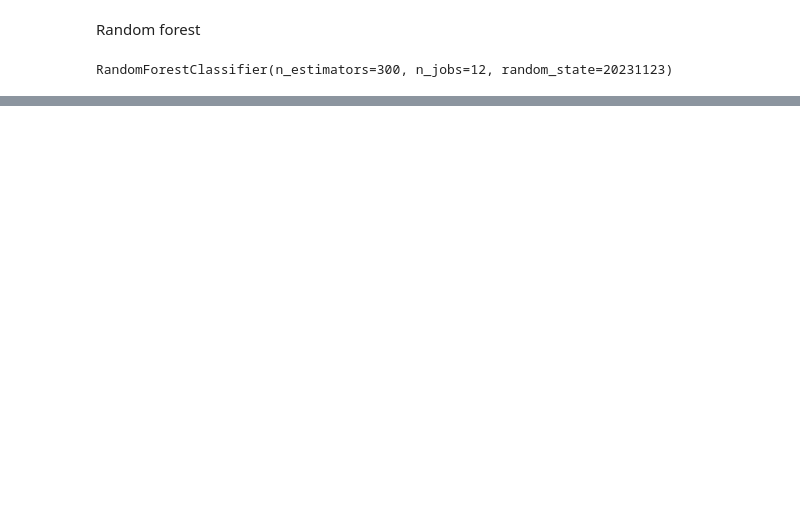
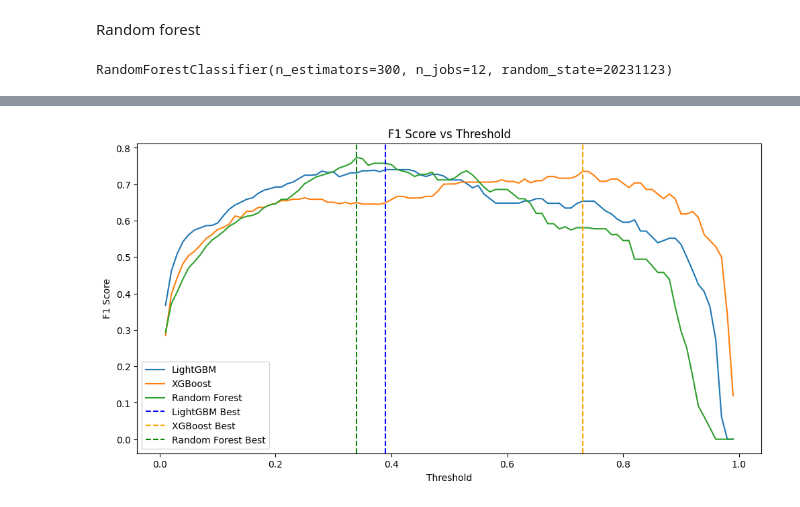
Before and after one commit to jmwu91/ML, a Jupyter notebook: HW/mid/model_building.ipynb, the cells around one changed output, grey strips where cells are left out. Drawn from its saved outputs; the diff is of its cells as text; code cells hidden in the pictures; blank space fills up the shorter version.

```diff
--- a/HW/mid/model_building.ipynb
+++ b/HW/mid/model_building.ipynb
@@ -139,0 +294,4 @@ NameError: name 'X' is not defined
+# %%
+y_probabilities_lgbm = bst.predict(X_test, num_iteration = bst.best_iteration)
+y_probabilities_rf = np.mean([estimator.predict_proba(X_test)[:, 1] for estimator in rf_classifier.estimators_], axis=0)
+y_probabilities_xgb = best_xgb_model.predict_proba(X_test)[:, 1]
@@ -139,0 +300,80 @@ NameError: name 'X' is not defined
+# %%
+def find_best_threshold(y_true, y_prob, thresholds):
+    best_f1 = 0
+    best_threshold = 0
+    for threshold in thresholds:
+        y_pred = (y_prob >= threshold).astype(int)
+        f1 = f1_score(y_true, y_pred)
+        if f1 > best_f1:
+            best_f1 = f1
+            best_threshold = threshold
+    return best_threshold, best_f1
+
+# 使用更精細的閾值範圍
+thresholds = np.arange(0.01, 1, 0.01)
+
+# 找到每個模型的最佳閾值
+best_threshold_lgbm, best_f1_lgbm = find_best_threshold(y_test.label, y_probabilities_lgbm, thresholds)
+best_threshold_xgb, best_f1_xgb = find_best_threshold(y_test.label, y_probabilities_xgb, thresholds)
+best_threshold_rf, best_f1_rf = find_best_threshold(y_test.label, y_probabilities_rf, thresholds)
+
+print(f"LightGBM - Best Threshold: {best_threshold_lgbm:.2f}, Best F1: {best_f1_lgbm:.4f}")
+print(f"XGBoost - Best Threshold: {best_threshold_xgb:.2f}, Best F1: {best_f1_xgb:.4f}")
+print(f"Random Forest - Best Threshold: {best_threshold_rf:.2f}, Best F1: {best_f1_rf:.4f}")
+
+# 計算並繪製各個閾值下的F1分數
+f1_scores_lgbm = [f1_score(y_test.label, (y_probabilities_lgbm >= t).astype(int)) for t in thresholds]
+f1_scores_xgb = [f1_score(y_test.label, (y_probabilities_xgb >= t).astype(int)) for t in thresholds]
+f1_scores_rf = [f1_score(y_test.label, (y_probabilities_rf >= t).astype(int)) for t in thresholds]
+
+plt.figure(figsize=(12, 6))
+plt.plot(thresholds, f1_scores_lgbm, label='LightGBM')
+plt.plot(thresholds, f1_scores_xgb, label='XGBoost')
+plt.plot(thresholds, f1_scores_rf, label='Random Forest')
+plt.axvline(x=best_threshold_lgbm, color='blue', linestyle='--', label='LightGBM Best')
+plt.axvline(x=best_threshold_xgb, color='orange', linestyle='--', label='XGBoost Best')
+plt.axvline(x=best_threshold_rf, color='green', linestyle='--', label='Random Forest Best')
+plt.title('F1 Score vs Threshold')
+plt.xlabel('Threshold')
+plt.ylabel('F1 Score')
+plt.legend()
+plt.show()
+
+# 計算並打印最佳閾值下的精確率和召回率
+precision_lgbm = precision_score(y_test.label, (y_probabilities_lgbm >= best_threshold_lgbm).astype(int))
+recall_lgbm = recall_score(y_test.label, (y_probabilities_lgbm >= best_threshold_lgbm).astype(int))
+
+precision_xgb = precision_score(y_test.label, (y_probabilities_xgb >= best_threshold_xgb).astype(int))
+recall_xgb = recall_score(y_test.label, (y_probabilities_xgb >= best_threshold_xgb).astype(int))
+
+precision_rf = precision_score(y_test.label, (y_probabilities_rf >= best_threshold_rf).astype(int))
+recall_rf = recall_score(y_test.label, (y_probabilities_rf >= best_threshold_rf).astype(int))
+
+print(f"LightGBM - Precision: {precision_lgbm:.4f}, Recall: {recall_lgbm:.4f}")
+print(f"XGBoost - Precision: {precision_xgb:.4f}, Recall: {recall_xgb:.4f}")
+print(f"Random Forest - Precision: {precision_rf:.4f}, Recall: {recall_rf:.4f}")
+
+# 找到一個共同的閾值
+common_thresholds = np.arange(0.3, 0.7, 0.01)  # 可以根據需要調整範圍
+f1_scores_common = []
+
+for threshold in common_thresholds:
+    f1_lgbm = f1_score(y_test.label, (y_probabilities_lgbm >= threshold).astype(int))
+    f1_xgb = f1_score(y_test.label, (y_probabilities_xgb >= threshold).astype(int))
+    f1_rf = f1_score(y_test.label, (y_probabilities_rf >= threshold).astype(int))
+    avg_f1 = (f1_lgbm + f1_xgb + f1_rf) / 3
+    f1_scores_common.append(avg_f1)
+
+best_common_threshold = common_thresholds[np.argmax(f1_scores_common)]
+print(f"Best common threshold: {best_common_threshold:.2f}")
+
+# 計算並打印使用共同閾值的結果
+for model_name, y_prob in [('LightGBM', y_probabilities_lgbm),
+                           ('XGBoost', y_probabilities_xgb),
+                           ('Random Forest', y_probabilities_rf)]:
+    y_pred = (y_prob >= best_common_threshold).astype(int)
+    precision = precision_score(y_test.label, y_pred)
+    recall = recall_score(y_test.label, y_pred)
+    f1 = f1_score(y_test.label, y_pred)
+    print(f"{model_name} (Common Threshold) - Precision: {precision:.4f}, Recall: {recall:.4f}, F1: {f1:.4f}")
+# %% [output]
@@ -139,0 +383 @@ NameError: name 'X' is not defined
+[figure, added]
```
Also changed, not shown: parts of 27 cells of this notebook, 4 other files.
